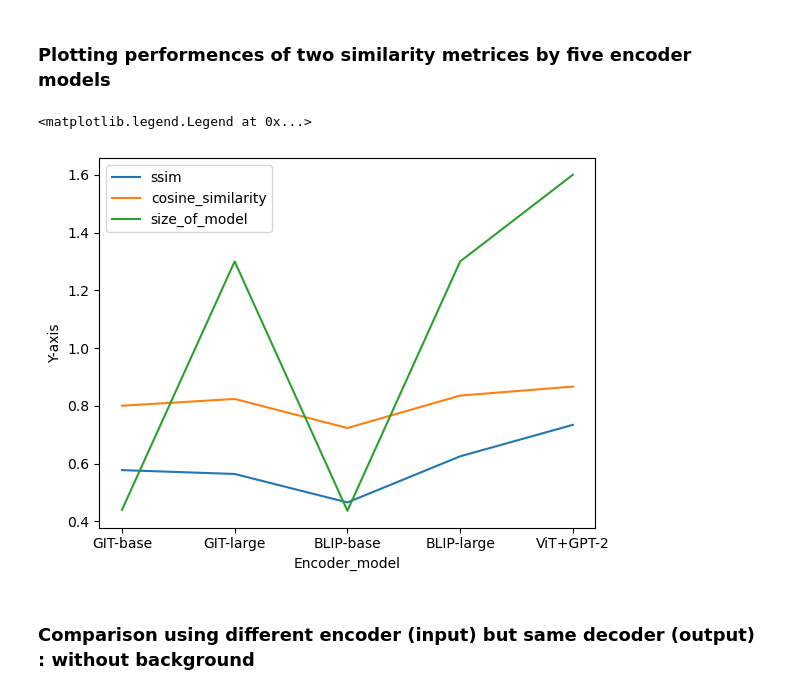
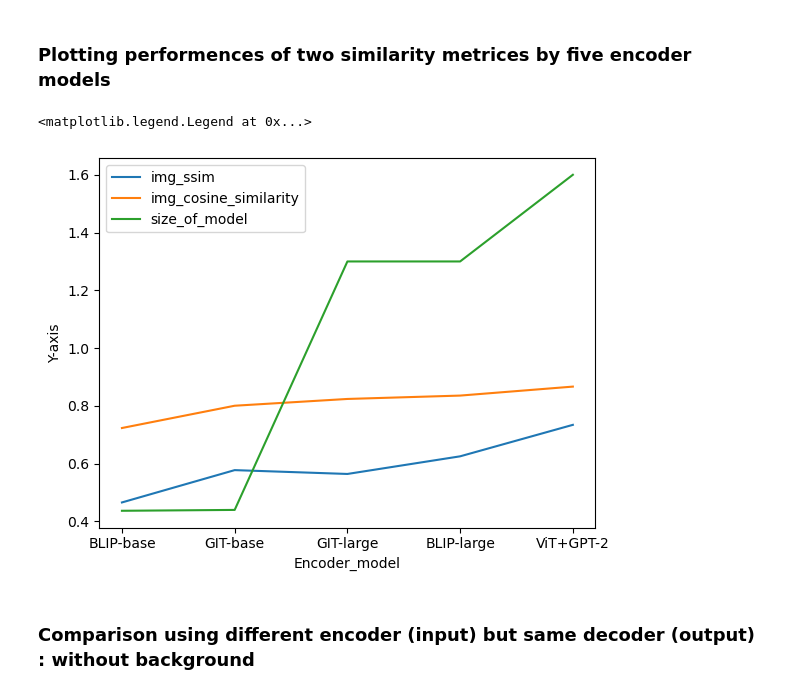
Before and after one commit to shubha07m/Energy-optimized-semantic-loss, a Jupyter notebook: similarity_testing.ipynb, the cells around one changed output. Drawn from its saved outputs; the diff is of its cells as text; code cells hidden in the pictures.

```diff
--- a/similarity_testing.ipynb
+++ b/similarity_testing.ipynb
@@ -106,20 +107,21 @@ structural similarity index measure:0.734
 # %% [markdown]
 ### Plotting performences of two similarity metrices by five encoder models ###
 # %%
-cosine_similaritys = [0.800615241565599,0.824071129785272,0.723466372397781,0.835734604032179,0.866809837251967]
-ssims = [0.577732198537648,0.564453940299473,0.465884407542704,0.625499957632813,0.734460836885503]
-size_of_model = [.44,1.3,.437,1.3,1.6]
-x = ['GIT-base','GIT-large','BLIP-base','BLIP-large','ViT+GPT-2']
+cosine_similaritys = [0.723466372397781,0.800615241565599,0.824071129785272,0.835734604032179,0.866809837251967]
+ssims = [0.465884407542704,0.577732198537648,0.564453940299473,0.625499957632813,0.734460836885503]
 
-plt.plot(x, ssims, label='ssim')
-plt.plot(x, cosine_similaritys, label='cosine_similarity')
+size_of_model = [.437,.44,1.3,1.3,1.6]
+x = ['BLIP-base','GIT-base','GIT-large','BLIP-large','ViT+GPT-2']
+
+plt.plot(x, ssims, label='img_ssim')
+plt.plot(x, cosine_similaritys, label='img_cosine_similarity')
 plt.plot(x, size_of_model, label='size_of_model')
 plt.xlabel('Encoder_model')
 plt.ylabel('Y-axis')
 plt.legend()
 # %% [output]
 <matplotlib.legend.Legend at 0x...>
-[figure, old version]
+[figure, new version]
 # %% [markdown]
 ### Comparison using different encoder (input) but same decoder (output) : without background ###
 # %%
```
Also changed, not shown: parts of 15 cells of this notebook.
